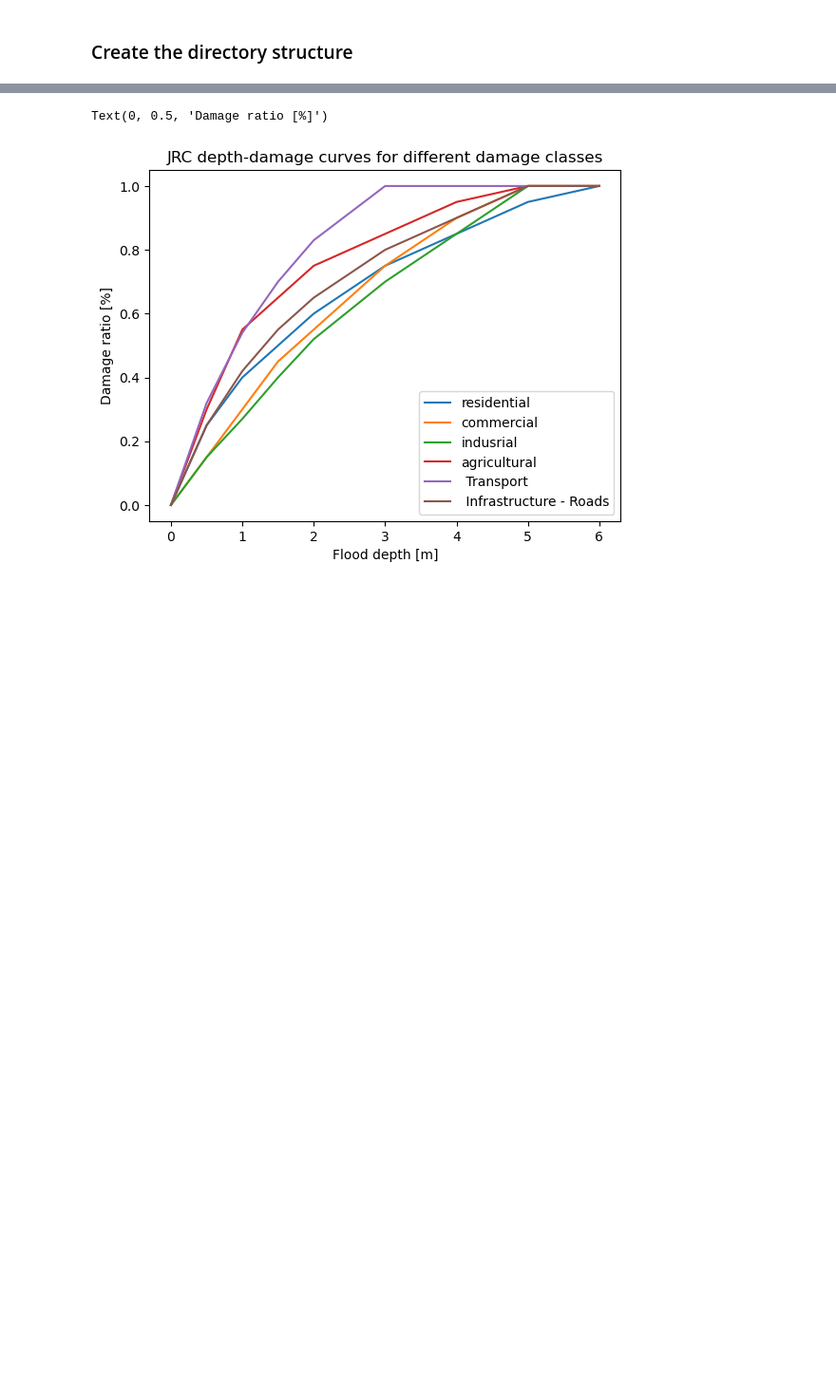
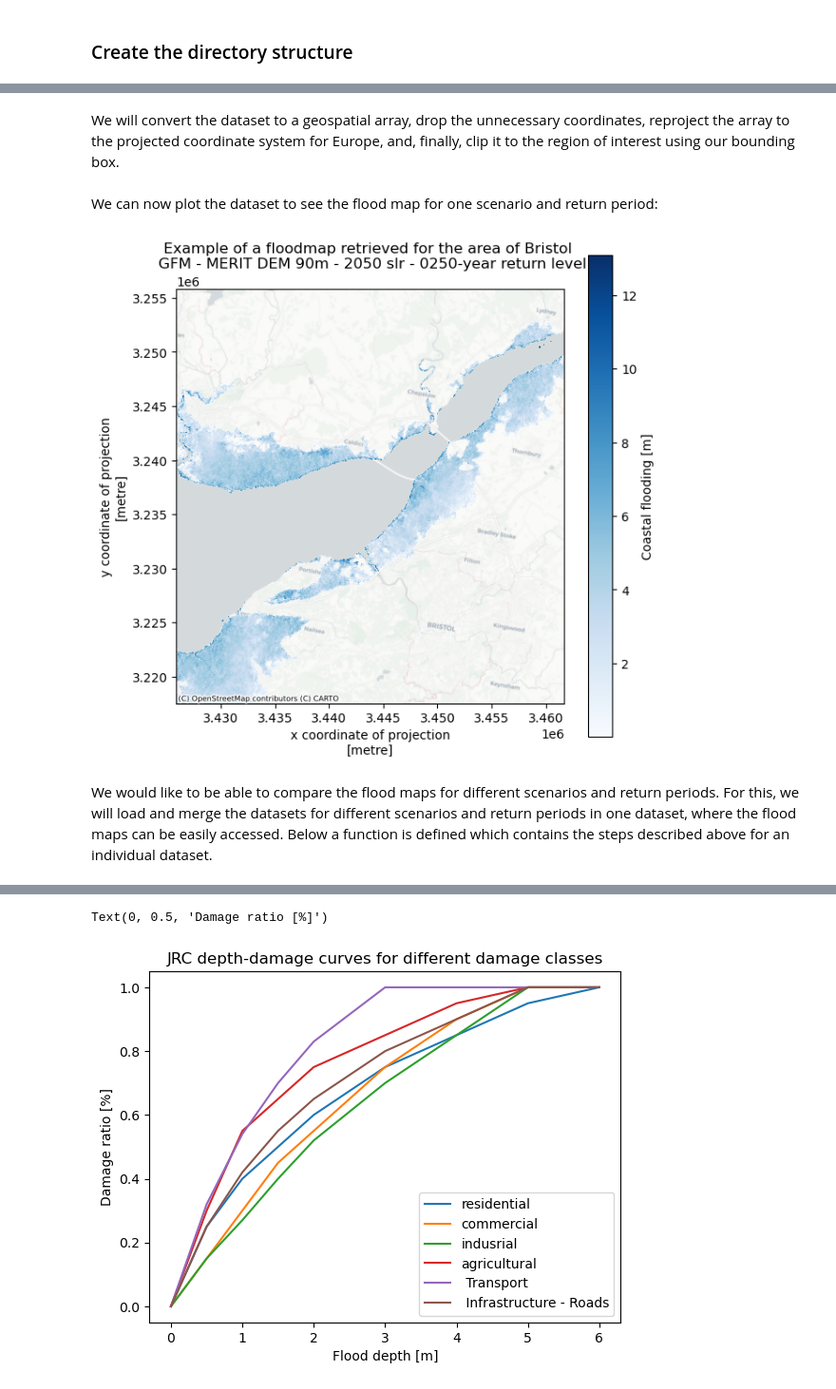
Before and after one commit to CLIMAAX/FLOODS, a Jupyter notebook: FLOOD_COASTAL.ipynb, the cells around one changed output, grey strips where cells are left out. Shown: that part at 95% size. Saved outputs shown, nothing was run; the diff lists cells and outputs as text; code cells hidden in the pictures; blank space fills up the shorter version.

```diff
--- a/FLOOD_COASTAL.ipynb
+++ b/FLOOD_COASTAL.ipynb
@@ -121,0 +147,5 @@ areaname = 'Bristol'
+# %%
+# select first item from the search and open the dataset
+item = next(search.items())
+url = item.assets["index"].href
+ds = xr.open_dataset(f"reference::{url}", engine="zarr", consolidated=False, chunks={})
@@ -121,0 +178,3 @@ areaname = 'Bristol'
+# %%
+ds_local = ds.sel(lat=slice(bbox[1]-0.5,bbox[3]+0.5), lon=slice(bbox[0]-0.5,bbox[2]+0.5),drop=True).squeeze(); del ds
+ds_local.load()
@@ -121,0 +199,18 @@ areaname = 'Bristol'
+# %% [markdown]
+We will convert the dataset to a geospatial array, drop the unnecessary coordinates, reproject the array to the projected coordinate system for Europe, and, finally, clip it to the region of interest using our bounding box.
+# %%
+ds_local.rio.write_crs(ds_local.projection.EPSG_code, inplace=True)
+ds_local = ds_local.drop_vars({"projection","time"})
+ds_local = ds_local.rio.reproject("epsg:3035")
+ds_local = ds_local.rio.clip_box(*bbox, crs="EPSG:4326")
+# %% [markdown]
+We can now plot the dataset to see the flood map for one scenario and return period:
+# %%
+fig, ax = plt.subplots(figsize=(7, 7))
+bs=ds_local.where(ds_local.inun>0)['inun'].plot(ax=ax,cmap='Blues',alpha=1)
+ctx.add_basemap(ax=ax,crs='EPSG:3035',source=ctx.providers.CartoDB.Positron, attribution_size=6)
+plt.title(f'Example of a floodmap retrieved for the area of {areaname} \n {ds_local.attrs["title"]}',fontsize=12);
+# %% [output]
+[figure, added]
+# %% [markdown]
+We would like to be able to compare the flood maps for different scenarios and return periods. For this, we will load and merge the datasets for different scenarios and return periods in one dataset, where the flood maps can be easily accessed. Below a function is defined which contains the steps described above for an individual dataset.
```
Also changed, not shown: parts of 73 cells of this notebook.
